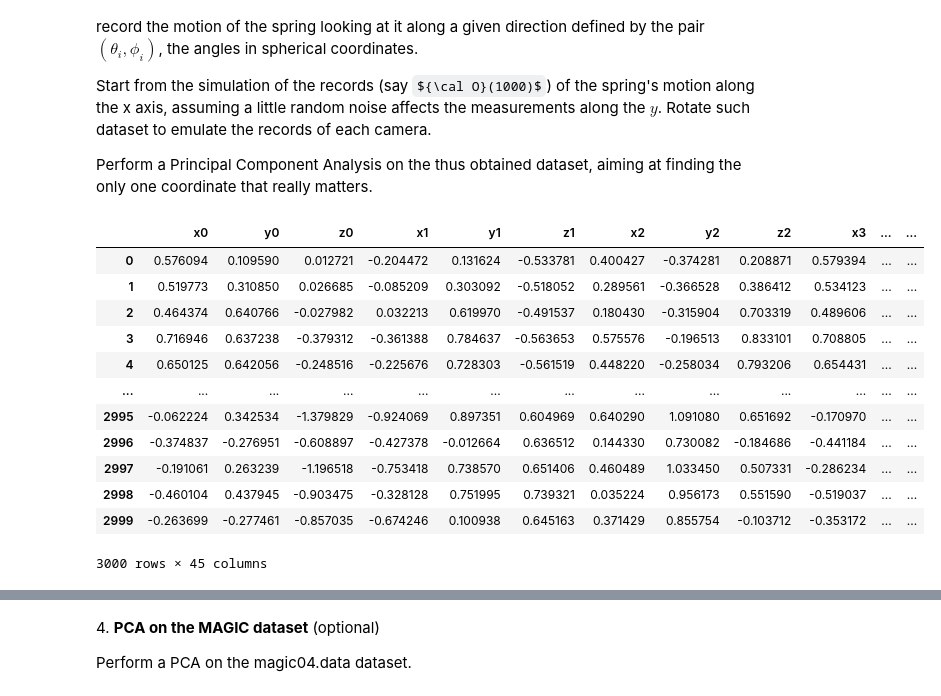
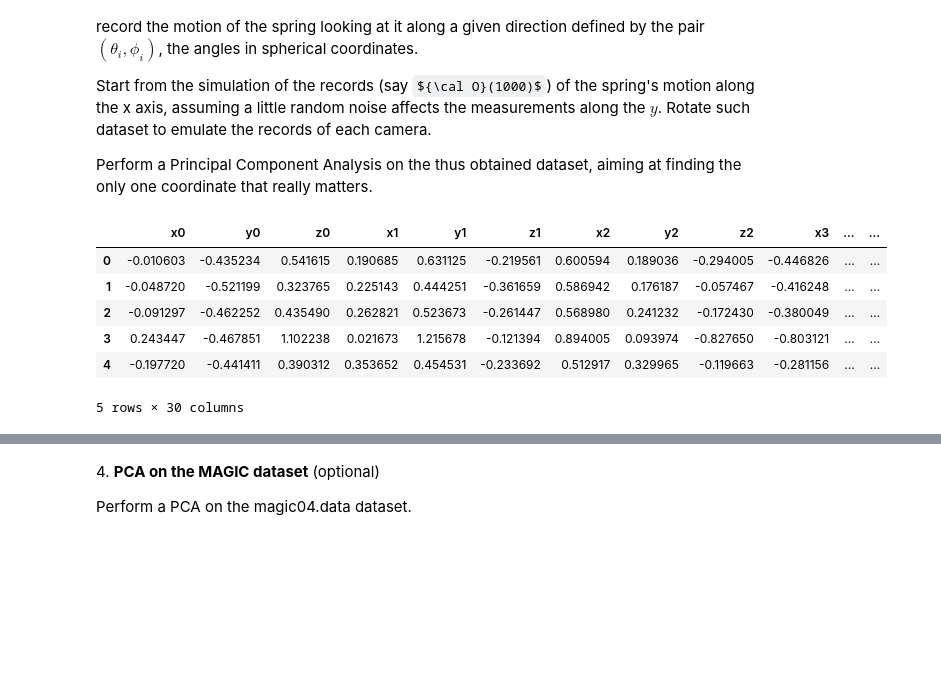
Before and after one commit to giuliadoda/LaboratoryOfComputationalPhysics_Y6, a Jupyter notebook: 08ex_LinearAlgebra.ipynb, the cells around one changed output, grey strips where cells are left out. Cells and saved outputs as stored; diff of their text form; code cells hidden in the pictures; some formulas as TeX source; blank space fills up the shorter version.

```diff
--- a/08ex_LinearAlgebra.ipynb
+++ b/08ex_LinearAlgebra.ipynb
@@ -312,46 +312,41 @@ Start from the simulation of the records (say ${\cal O}(1000)$) of the spring's
 Perform a Principal Component Analysis on the thus obtained dataset, aiming at finding the only one coordinate that really matters.
 # %%
 N = 3000    # records
-n = 15      # cameras
-r = 1       # distance
+n = 10      # cameras
 
 time = np.linspace(0,120, N)
 
 f = 0.5         # spring frequency
 phi = np.pi/6   # spring phase
+# spring motion along x axis (noise in other axis)
 spring = np.array([np.sin(f*time+phi), np.random.random(N), np.random.random(N)]).T
 
 # camera angles
 thetas = np.pi * np.random.random(n)
 phis = 2 * np.pi * np.random.random(n)
 
 # rotation matrices
 R_theta = np.array([[ [1,0,0], [0,np.cos(t), -np.sin(t)], [0, np.sin(t), np.cos(t)] ] for t in thetas])
 R_phi = np.array([[ [np.cos(p), - np.sin(p), 0], [np.sin(p), np.cos(p), 0], [0,0,1] ] for p in phis])
+R = np.matmul(R_phi, R_theta)
 
 # emulating camers records
 records = pd.DataFrame()
 for cam in range(n):
-    r = np.dot(spring, np.matmul(R_phi,R_theta)[cam])
+    r = np.dot(spring, R[cam])
     records['x'+str(cam)] = r[:,0]
     records['y'+str(cam)] = r[:,1]
     records['z'+str(cam)] = r[:,2]
 
-records
+records.head()
 # %% [output]
 |  | x0 | y0 | z0 | x1 | y1 | z1 | x2 | y2 | z2 | x3 | ... | ... |
-| 0 | 0.576094 | 0.109590 | 0.012721 | -0.204472 | 0.131624 | -0.533781 | 0.400427 | -0.374281 | 0.208871 | 0.579394 | ... | ... |
-| 1 | 0.519773 | 0.310850 | 0.026685 | -0.085209 | 0.303092 | -0.518052 | 0.289561 | -0.366528 | 0.386412 | 0.534123 | ... | ... |
-| 2 | 0.464374 | 0.640766 | -0.027982 | 0.032213 | 0.619970 | -0.491537 | 0.180430 | -0.315904 | 0.703319 | 0.489606 | ... | ... |
-| 3 | 0.716946 | 0.637238 | -0.379312 | -0.361388 | 0.784637 | -0.563653 | 0.575576 | -0.196513 | 0.833101 | 0.708805 | ... | ... |
-| 4 | 0.650125 | 0.642056 | -0.248516 | -0.225676 | 0.728303 | -0.561519 | 0.448220 | -0.258034 | 0.793206 | 0.654431 | ... | ... |
-| ... | ... | ... | ... | ... | ... | ... | ... | ... | ... | ... | ... | ... |
-| 2995 | -0.062224 | 0.342534 | -1.379829 | -0.924069 | 0.897351 | 0.604969 | 0.640290 | 1.091080 | 0.651692 | -0.170970 | ... | ... |
-| 2996 | -0.374837 | -0.276951 | -0.608897 | -0.427378 | -0.012664 | 0.636512 | 0.144330 | 0.730082 | -0.184686 | -0.441184 | ... | ... |
-| 2997 | -0.191061 | 0.263239 | -1.196518 | -0.753418 | 0.738570 | 0.651406 | 0.460489 | 1.033450 | 0.507331 | -0.286234 | ... | ... |
-| 2998 | -0.460104 | 0.437945 | -0.903475 | -0.328128 | 0.751995 | 0.739321 | 0.035224 | 0.956173 | 0.551590 | -0.519037 | ... | ... |
-| 2999 | -0.263699 | -0.277461 | -0.857035 | -0.674246 | 0.100938 | 0.645163 | 0.371429 | 0.855754 | -0.103712 | -0.353172 | ... | ... |
+| 0 | -0.010603 | -0.435234 | 0.541615 | 0.190685 | 0.631125 | -0.219561 | 0.600594 | 0.189036 | -0.294005 | -0.446826 | ... | ... |
+| 1 | -0.048720 | -0.521199 | 0.323765 | 0.225143 | 0.444251 | -0.361659 | 0.586942 | 0.176187 | -0.057467 | -0.416248 | ... | ... |
+| 2 | -0.091297 | -0.462252 | 0.435490 | 0.262821 | 0.523673 | -0.261447 | 0.568980 | 0.241232 | -0.172430 | -0.380049 | ... | ... |
+| 3 | 0.243447 | -0.467851 | 1.102238 | 0.021673 | 1.215678 | -0.121394 | 0.894005 | 0.093974 | -0.827650 | -0.803121 | ... | ... |
+| 4 | -0.197720 | -0.441411 | 0.390312 | 0.353652 | 0.454531 | -0.233692 | 0.512917 | 0.329965 | -0.119663 | -0.281156 | ... | ... |
-3000 rows × 45 columns
+5 rows × 30 columns
 # %%
 l, V = la.eig(records.cov())
 l = np.real_if_close(l)
```
Also changed, not shown: parts of 7 cells of this notebook, 3 other files.
